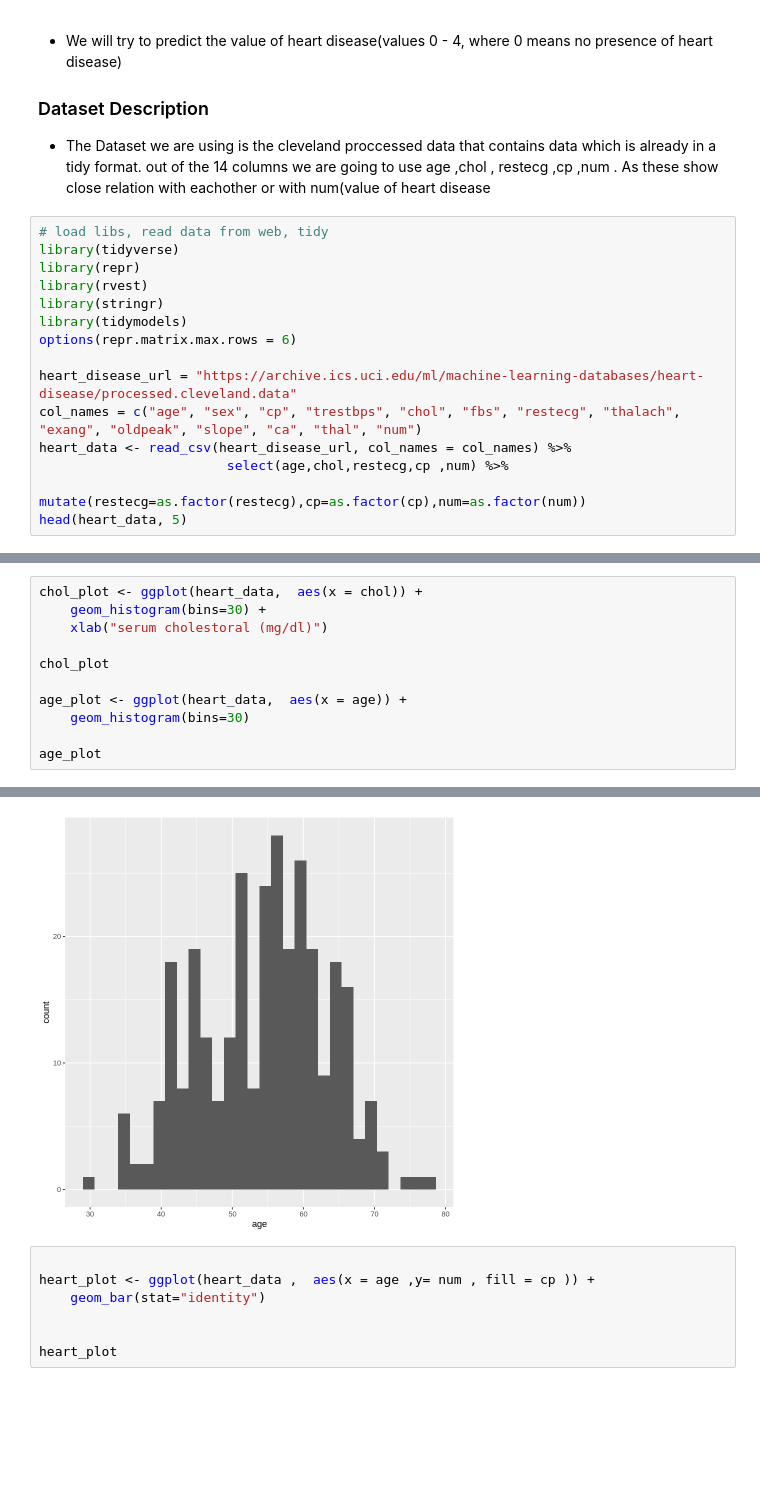
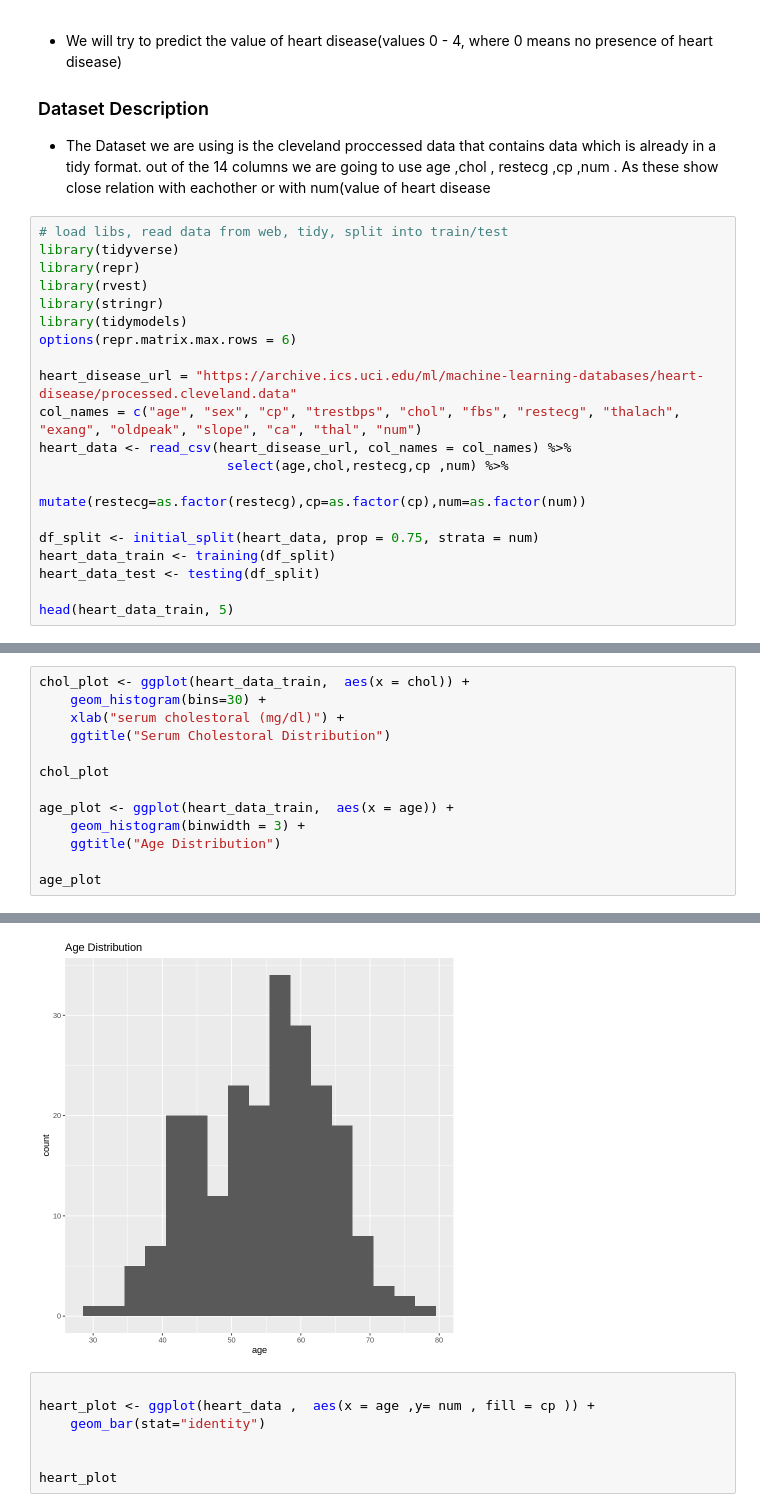
Before and after one commit to abnerbal/Heart_Disease_Predictor, a Jupyter notebook: heart_data.ipynb, the cells around one changed output, grey strips where cells are left out. Drawn from its saved outputs; the diff is of its cells as text; blank space fills up the shorter version.

```diff
--- a/heart_data.ipynb
+++ b/heart_data.ipynb
@@ -22,7 +22,7 @@ in the patient.  It is integer valued from 0 (no presence) to
 
 * The Dataset we are using is the cleveland proccessed data that contains data which is already in a tidy format.   out of the 14 columns we are going to use age ,chol , restecg ,cp ,num . As these show close relation with      eachother or with num(value of heart disease
 # %%
-# load libs, read data from web, tidy
+# load libs, read data from web, tidy, split into train/test
 library(tidyverse)
 library(repr)
 library(rvest)
@@ -35,7 +35,12 @@ col_names = c("age", "sex", "cp", "trestbps", "chol", "fbs", "restecg", "thalach
 heart_data <- read_csv(heart_disease_url, col_names = col_names) %>%
                         select(age,chol,restecg,cp ,num) %>%
                         mutate(restecg=as.factor(restecg),cp=as.factor(cp),num=as.factor(num))
-head(heart_data, 5)
+
+df_split <- initial_split(heart_data, prop = 0.75, strata = num)
+heart_data_train <- training(df_split)
+heart_data_test <- testing(df_split)
+
+head(heart_data_train, 5)
 # %% [output]
 Parsed with column specification:
 cols(
@@ -103,12 +108,14 @@ A tibble: 5 × 2
 # %%
-chol_plot <- ggplot(heart_data,  aes(x = chol)) +
+chol_plot <- ggplot(heart_data_train,  aes(x = chol)) +
     geom_histogram(bins=30) +
-    xlab("serum cholestoral (mg/dl)")
+    xlab("serum cholestoral (mg/dl)") +
+    ggtitle("Serum Cholestoral Distribution")
 
 chol_plot
 
-age_plot <- ggplot(heart_data,  aes(x = age)) +
-    geom_histogram(bins=30)
+age_plot <- ggplot(heart_data_train,  aes(x = age)) +
+    geom_histogram(binwidth = 3) +
+    ggtitle("Age Distribution")
 
 age_plot
 # %% [output]
@@ -116,4 +123,4 @@ age_plot
-[figure, old version]
+[figure, new version]
 # %%
 
 heart_plot <- ggplot(heart_data ,  aes(x = age ,y= num , fill = cp )) +
```
Also changed, not shown: parts of 3 cells of this notebook.
